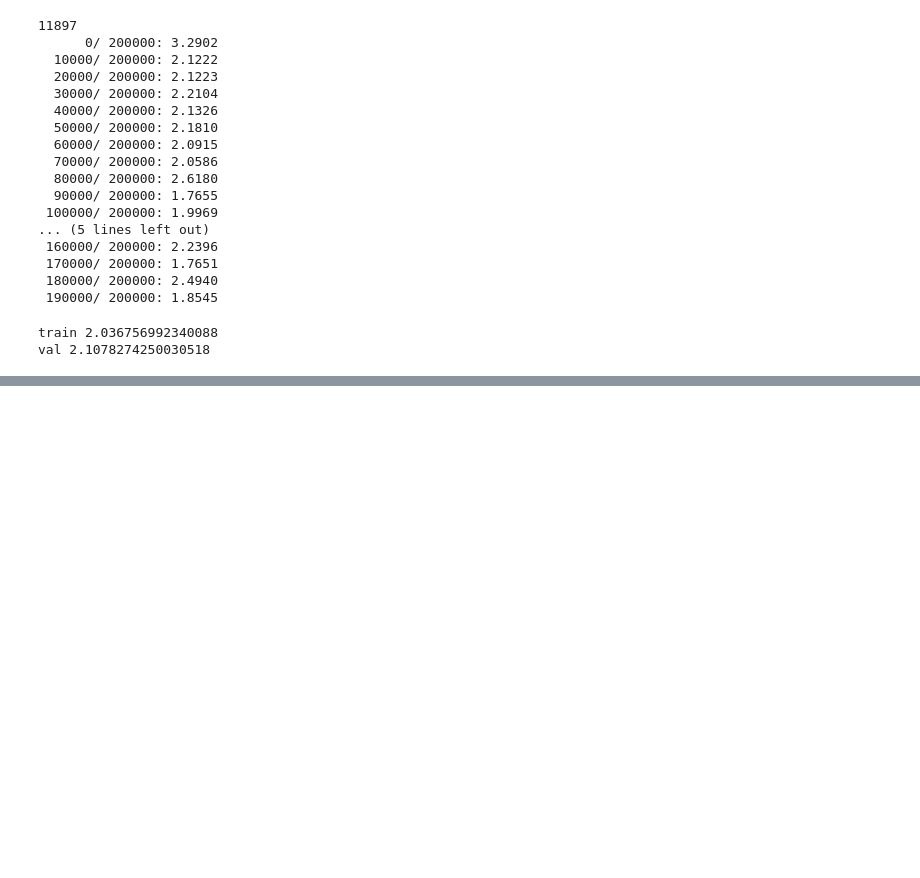
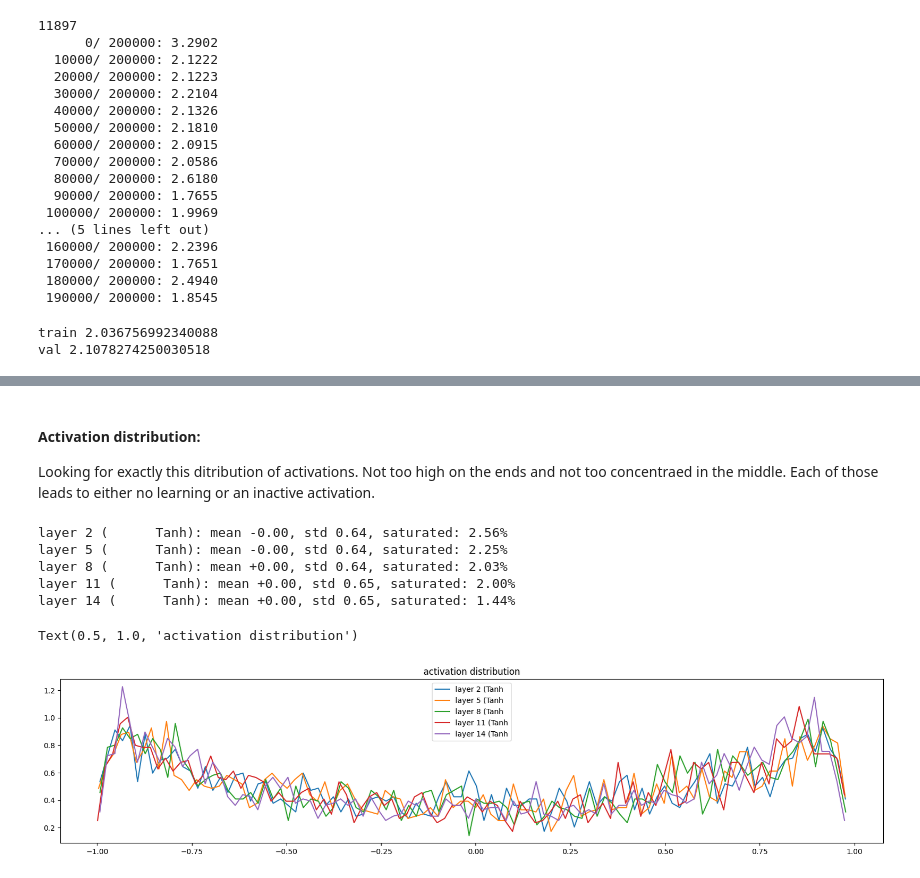
Before and after one commit to jurqui1/DeepLearningExercises, a Jupyter notebook: activationsGradientsAndBatchNorm.ipynb, the cells around one changed output, grey strips where cells are left out. Saved outputs shown, nothing was run; the diff lists cells and outputs as text; code cells hidden in the pictures; blank space fills up the shorter version.

```diff
--- a/activationsGradientsAndBatchNorm.ipynb
+++ b/activationsGradientsAndBatchNorm.ipynb
@@ -408,0 +653,29 @@ val 2.1078274250030518
+# %%
+with torch.no_grad():
+  # pass the training set through
+  emb = C[xtr]
+  embcat = emb.view(emb.shape[0], -1)
+  hpreact = embcat @ W1 # + b1
+  # measure the mean/std over the entire training set
+  bnmean = hpreact.mean(0, keepdim=True)
+  bnstd = hpreact.std(0, keepdim=True)
+
+@torch.no_grad() # this decorator disables gradient tracking
+def split_loss(split):
+  x,y = {
+    'train': (xtr, ytr),
+    'val': (xval, yval),
+    'test': (xtest, ytest),
+  }[split]
+  emb = C[x] # (N, block_size, n_embd)
+  embcat = emb.view(emb.shape[0], -1) # concat into (N, block_size * n_embd)
+  hpreact = embcat @ W1  + b1
+  #hpreact = bngain * (hpreact - hpreact.mean(0, keepdim=True)) / hpreact.std(0, keepdim=True) + bnbias
+  hpreact = bngain * (hpreact - bnmean_running) / bnstd_running + bnbias
+  h = torch.tanh(hpreact) # (N, n_hidden)
+  logits = h @ W2 + b2 # (N, vocab_size)
+  loss = F.cross_entropy(logits, y)
+  print(split, loss.item())
+
+split_loss('train')
+split_loss('val')
@@ -408,0 +846,24 @@ val 2.1078274250030518
+# %% [markdown]
+#### Activation distribution:
+Looking for exactly this ditribution of activations. Not too high on the ends and not too concentraed in the middle. Each of those leads to either no learning or an inactive activation.
+# %%
+# visualize histograms
+plt.figure(figsize=(20, 4)) # width and height of the plot
+legends = []
+for i, layer in enumerate(layers[:-1]): # note: exclude the output layer
+  if isinstance(layer, Tanh):
+    t = layer.out
+    print('layer %d (%10s): mean %+.2f, std %.2f, saturated: %.2f%%' % (i, layer.__class__.__name__, t.mean(), t.std(), (t.abs() > 0.97).float().mean()*100))
+    hy, hx = torch.histogram(t, density=True)
+    plt.plot(hx[:-1].detach(), hy.detach())
+    legends.append(f'layer {i} ({layer.__class__.__name__}')
+plt.legend(legends);
+plt.title('activation distribution')
+# %% [output]
+layer 2 (      Tanh): mean -0.00, std 0.64, saturated: 2.56%
+layer 5 (      Tanh): mean -0.00, std 0.64, saturated: 2.25%
+layer 8 (      Tanh): mean +0.00, std 0.64, saturated: 2.03%
+layer 11 (      Tanh): mean +0.00, std 0.65, saturated: 2.00%
+layer 14 (      Tanh): mean +0.00, std 0.65, saturated: 1.44%
+Text(0.5, 1.0, 'activation distribution')
+[figure, added]
```
Also changed, not shown: parts of 22 cells of this notebook.
